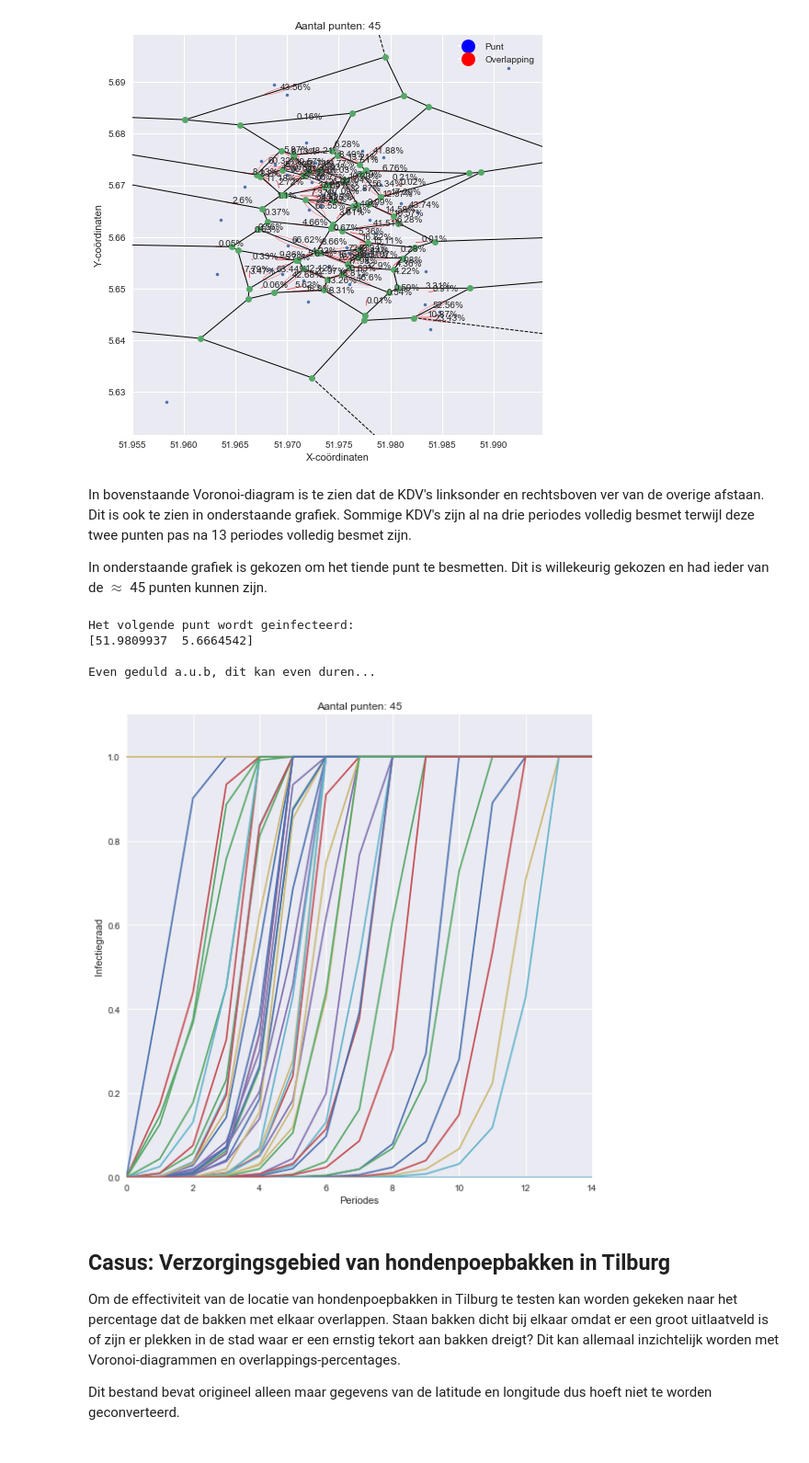
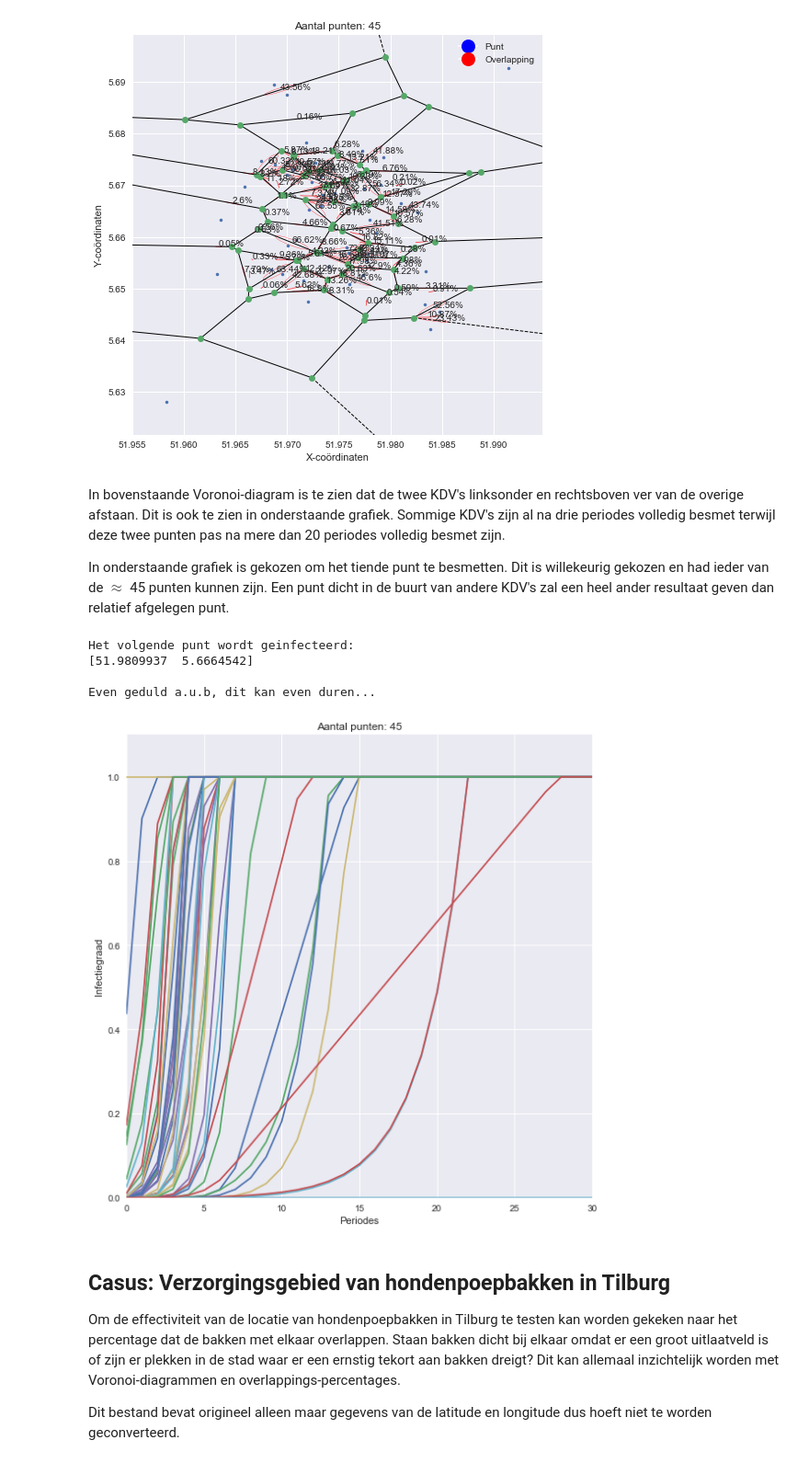
Before and after one commit to Denbergvanthijs/IPASS, a Jupyter notebook: app.ipynb, the cells around one changed output. Shown at 92% size. Saved outputs shown, nothing was run; the diff lists cells and outputs as text; code cells hidden in the pictures.

```diff
--- a/app.ipynb
+++ b/app.ipynb
@@ -175,24 +175,24 @@ plot.voronoi(punten, 0, 0.0015, tekst=True, ellipse=True)
 [figure]
 [figure]
 # %% [markdown]
-In bovenstaande Voronoi-diagram is te zien dat de KDV's linksonder en rechtsboven ver van de overige afstaan. Dit is ook te zien in onderstaande grafiek. Sommige KDV's zijn al na drie periodes volledig besmet terwijl deze twee punten pas na 13 periodes volledig besmet zijn.
+In bovenstaande Voronoi-diagram is te zien dat de twee KDV's linksonder en rechtsboven ver van de overige afstaan. Dit is ook te zien in onderstaande grafiek. Sommige KDV's zijn al na drie periodes volledig besmet terwijl deze twee punten pas na mere dan 20 periodes volledig besmet zijn.
 
-In onderstaande grafiek is gekozen om het tiende punt te besmetten. Dit is willekeurig gekozen en had ieder van de $\approx$ 45 punten kunnen zijn.
+In onderstaande grafiek is gekozen om het tiende punt te besmetten. Dit is willekeurig gekozen en had ieder van de $\approx$ 45 punten kunnen zijn. Een punt dicht in de buurt van andere KDV's zal een heel ander resultaat geven dan relatief afgelegen punt.
 # %%
 punten = coordinaten.values[:, :]  # DataFrame omzetten naar NP-array
 infectie = 10
 
 inputVector = np.zeros(punten.shape[0])  # Array met 0-en even lang als het aantal punten
 inputVector[infectie]  = 1
 print(f"Het volgende punt wordt geinfecteerd: \n{punten[infectie]}\n")
 
-plot.verloop(punten, inputVector.T, 14, sigma=0.0015, legenda=False)
+plot.verloop(punten, inputVector.T, 30, sigma=0.0015, legenda=False)
 # %% [output]
 Het volgende punt wordt geinfecteerd:
 [51.9809937  5.6664542]
 
 Even geduld a.u.b, dit kan even duren...
-[figure, old version]
+[figure, new version]
 # %% [markdown]
 ## Casus: Verzorgingsgebied van hondenpoepbakken in Tilburg
 Om de effectiviteit van de locatie van hondenpoepbakken in Tilburg te testen kan worden gekeken naar het percentage dat de bakken met elkaar overlappen. Staan bakken dicht bij elkaar omdat er een groot uitlaatveld is of zijn er plekken in de stad waar er een ernstig tekort aan bakken dreigt? Dit kan allemaal inzichtelijk worden met Voronoi-diagrammen en overlappings-percentages.
```
Also changed, not shown: parts of 19 cells of this notebook, 2 other files.
